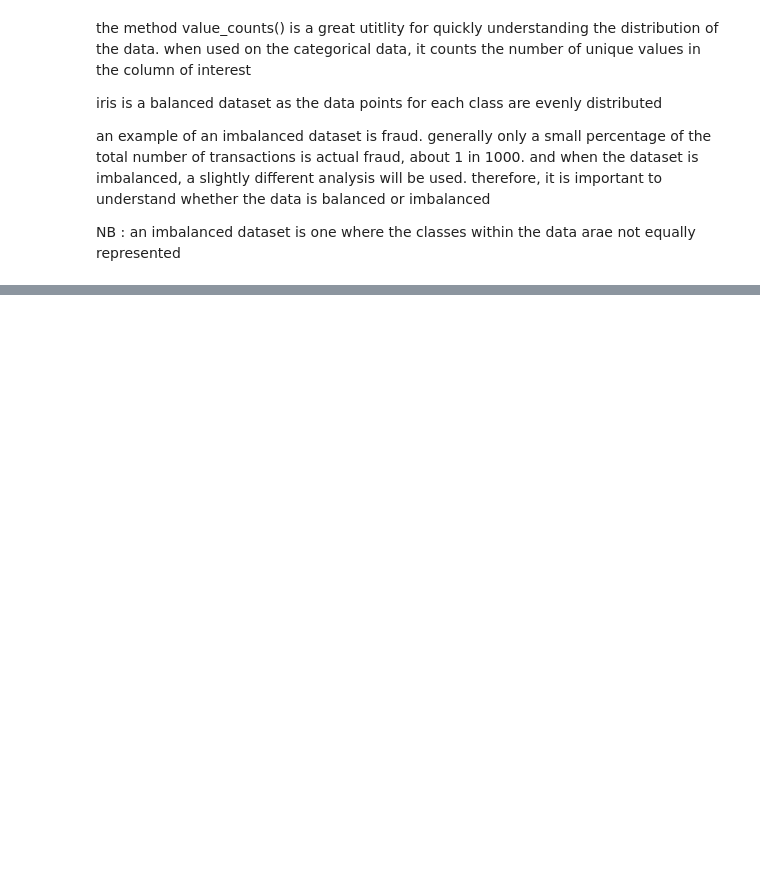
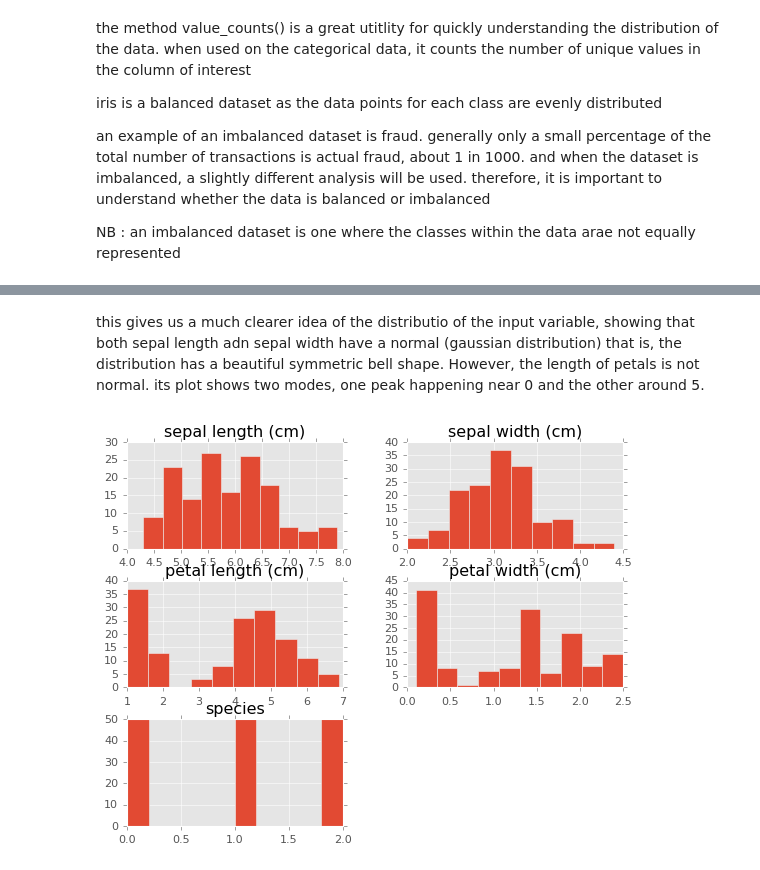
Before and after one commit to kassidy10/Developer, a Jupyter notebook: sololearn/DataScience.ipynb, the cells around one changed output, grey strips where cells are left out. Saved outputs shown, nothing was run; the diff lists cells and outputs as text; code cells hidden in the pictures; blank space fills up the shorter version.

```diff
--- a/sololearn/DataScience.ipynb
+++ b/sololearn/DataScience.ipynb
@@ -960,0 +969,7 @@ NB : an imbalanced dataset is one where the classes within the data arae not equ
+# %% [markdown]
+this gives us a much clearer idea of the distributio of the input variable, showing that both sepal length adn sepal width have a normal (gaussian distribution) that is, the distribution has a beautiful symmetric bell shape. However, the length of petals is not normal. its plot shows two modes, one peak happening near 0 and the other around 5.
+# %%
+df.hist()
+plt.show()
+# %% [output]
+[figure, added]
```
Also changed, not shown: parts of 21 cells of this notebook.
